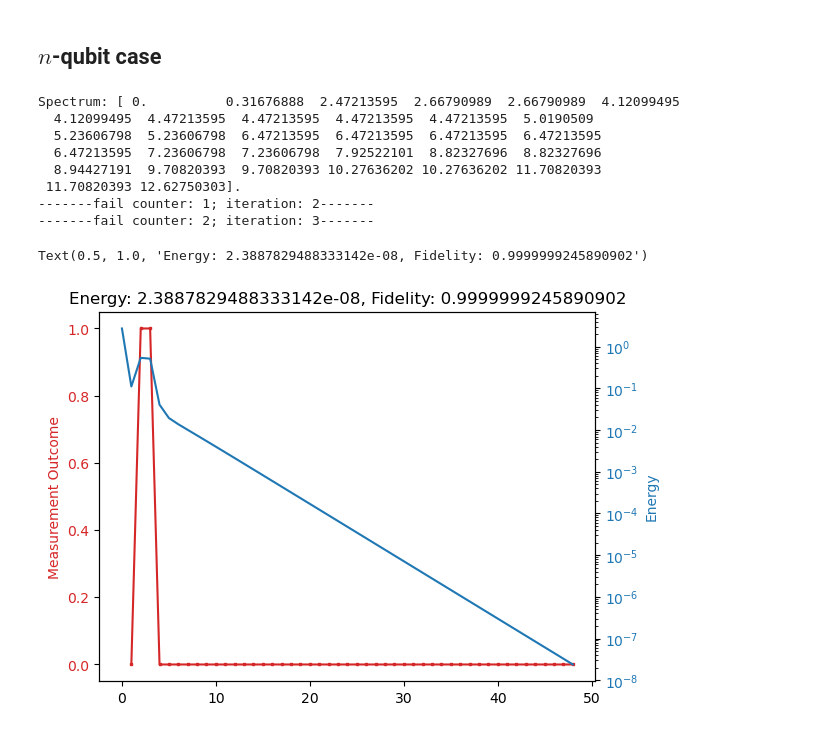
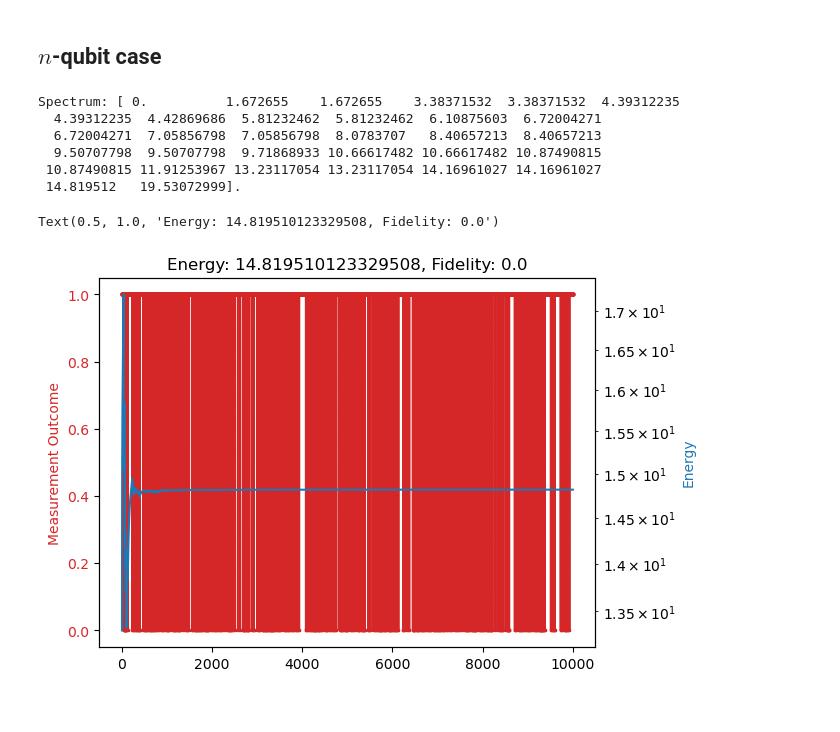
Before and after one commit to sajantanand/Heralded-ITE, a Jupyter notebook: one_term_HITE.ipynb, the cells around one changed output. Saved outputs shown, nothing was run; the diff lists cells and outputs as text; code cells hidden in the pictures.

```diff
--- a/one_term_HITE.ipynb
+++ b/one_term_HITE.ipynb
@@ -306,39 +307,37 @@ def build_Hamiltoinan(L, Jz, hx, hz):
         Ising.append(Ising.pop(0))
     return H
 L = 5
-H = build_Hamiltoinan(L, -1, -1, 0)
+H = build_Hamiltoinan(L, 1, 1.4, 0.9045)
 d = H.shape[0]
 # %%
 psi = np.random.rand(d) + 1.j*np.random.rand(d)
 psi /= np.linalg.norm(psi)
 #print(psi)
 # %%
-Es, Fs, mos, _ = HITE(psi, 0.5, H, 10000, adaptive=True, force_fail=False, seed=-1)
+Es, Fs, mos, _ = HITE(psi, 0.1, H, 10000, adaptive=False, force_fail=False, seed=-1)
 fig = plt.figure()
 
 ax = fig.gca()
 color = 'tab:red'
 ax.plot(np.arange(1, len(mos)+1), np.array(mos), marker='s', markersize=2, color=color)
 ax.set_ylabel('Measurement Outcome', color=color)
 ax.tick_params(axis='y', labelcolor=color)
 
 ax2 = ax.twinx()
 color = 'tab:blue'
 ax2.plot(Es, color=color)
 ax2.set_xlabel('Iteration')
 ax2.set_ylabel('Energy', color=color)
 ax2.set_yscale('log')
 
 ax2.tick_params(axis='y', labelcolor=color)
 ax.set_title(f"Energy: {Es[-1].real}, Fidelity: {Fs[-1]}")
 # %% [output]
-Spectrum: [ 0.          0.31676888  2.47213595  2.66790989  2.66790989  4.12099495
-  4.12099495  4.47213595  4.47213595  4.47213595  4.47213595  5.0190509
-  5.23606798  5.23606798  6.47213595  6.47213595  6.47213595  6.47213595
-  6.47213595  7.23606798  7.23606798  7.92522101  8.82327696  8.82327696
-  8.94427191  9.70820393  9.70820393 10.27636202 10.27636202 11.70820393
- 11.70820393 12.62750303].
--------fail counter: 1; iteration: 2-------
--------fail counter: 2; iteration: 3-------
+Spectrum: [ 0.          1.672655    1.672655    3.38371532  3.38371532  4.39312235
+  4.39312235  4.42869686  5.81232462  5.81232462  6.10875603  6.72004271
+  6.72004271  7.05856798  7.05856798  8.0783707   8.40657213  8.40657213
+  9.50707798  9.50707798  9.71868933 10.66617482 10.66617482 10.87490815
+ 10.87490815 11.91253967 13.23117054 13.23117054 14.16961027 14.16961027
+ 14.819512   19.53072999].
-Text(0.5, 1.0, 'Energy: 2.3887829488333142e-08, Fidelity: 0.9999999245890902')
+Text(0.5, 1.0, 'Energy: 14.819510123329508, Fidelity: 0.0')
-[figure, old version]
+[figure, new version]
```
Also changed, not shown: parts of 1 cell of this notebook, 1 other file.
